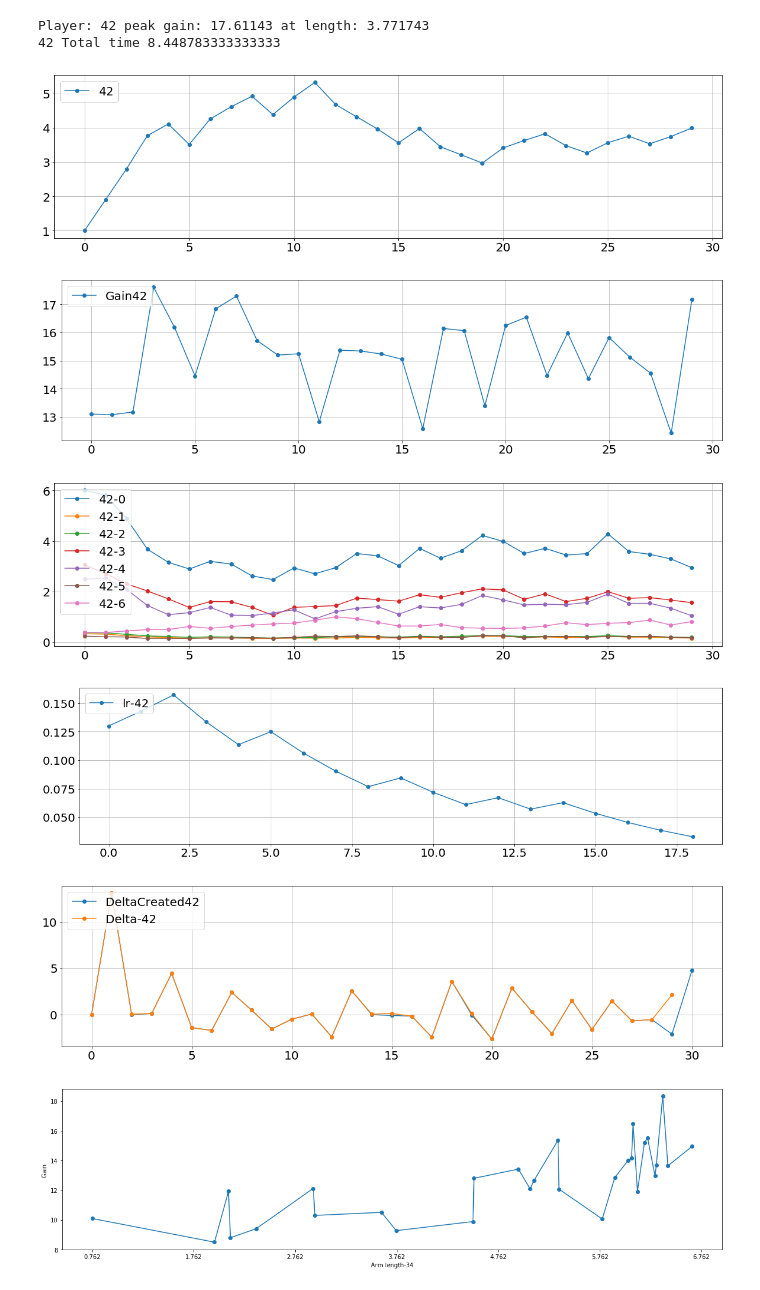
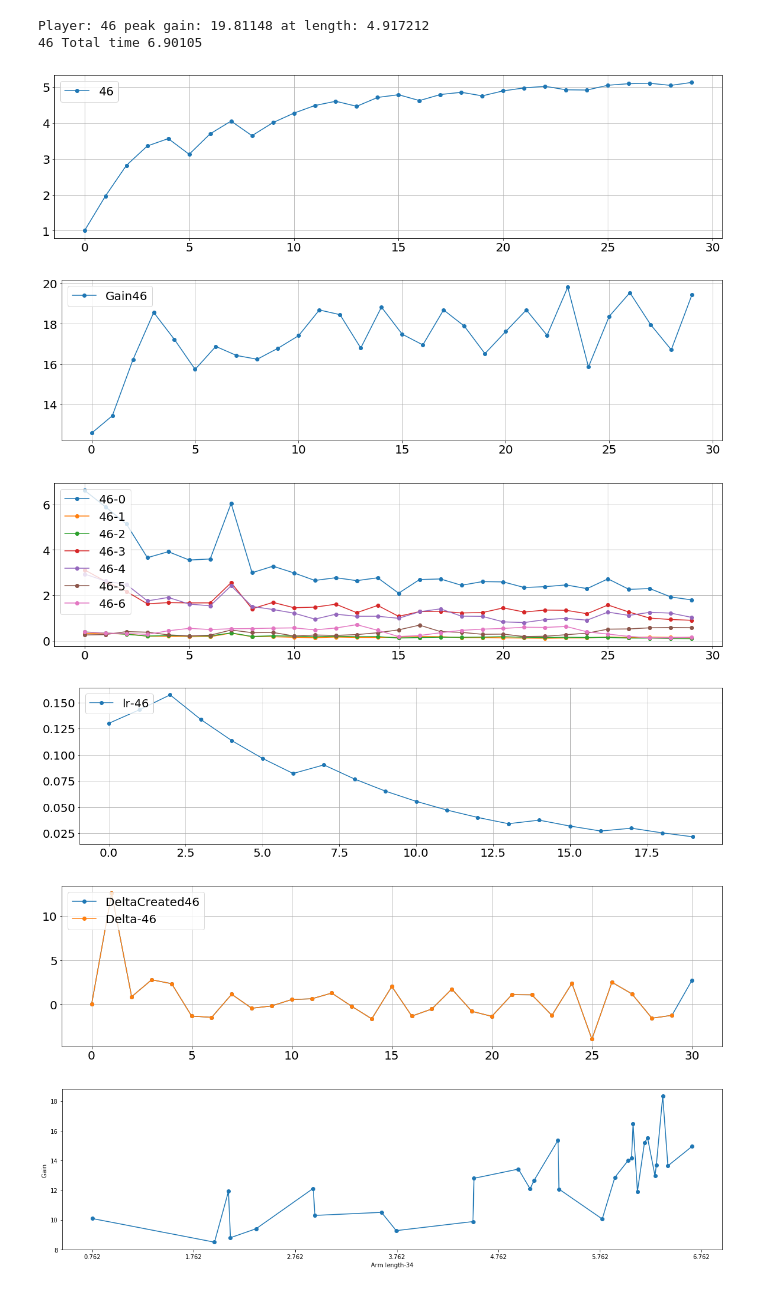
Before and after one commit to AndreeaStefan/SmartuistWrapper, a Jupyter notebook: evaluation/PlotResults.ipynb, the cells around one changed output. Saved outputs shown, nothing was run; the diff lists cells and outputs as text; code cells hidden in the pictures.

Commit message:
Until player 48

```diff
--- a/evaluation/PlotResults.ipynb
+++ b/evaluation/PlotResults.ipynb
@@ -94,7 +94,7 @@ def EffortPerBodyPartPerPlayer(p, results, batchSize):
 # player 9 = same as 8
 
 batchSize = 8
-players = [ 42]
+players = [ 46]
 pathA = "E:\\Andreea\\Projects\\Git\\SmartsuitWrapper\\SmartuistWrapper\\tapResultParticipants.csv"
 pathATest = "E:\\Andreea\\Projects\\Git\\SmartsuitWrapper\\SmartuistWrapper\\tapResult.csv"
 pathStatsATest = "E:\\\\Andreea\\\\Projects\\\\Git\\\\SmartsuitWrapper\\\\SmartuistWrapper\\\\GradientStats.csv"
@@ -160,40 +160,40 @@ for p in players:
     bodyParts = EffortPerBodyPartPerPlayer(p, results, 10)
     z = 0
     x = list(range(0, len(bodyParts[0])-2))
     for a in bodyParts:
         if z in [0,1,2,3,4,5,6]:
             plt.plot(x,a[:len(a)-2], 'o-', label= str(p) + "-" + str(z))
         z = z + 1
 
     plt.legend(loc='upper left')
     plt.grid(True)
     plt.show()
 
 # plot learning rate
 plotOneResult(players, gradientStats, 6, "lr-")
 
 
 for p in players:
     tmp = gradientStats[p]
     gain = [0]
     prevGain = [0]
     for words in tmp:
         gain.append(float(words[5]))
         prevGain.append(float(words[4]))
     delta = np.array(gain) - np.array(prevGain)
     x = list(range(0, len(delta)))
     plt.plot(x, delta, 'o-', label="DeltaCreated"+str(p))
 
 # plot delta
 plotOneResult(players, results, 30, "Delta-")
 # %% [output]
-Player: 42 peak gain: 17.61143 at length: 3.771743
-42 Total time 8.448783333333333
+Player: 46 peak gain: 19.81148 at length: 4.917212
+46 Total time 6.90105
-[figure, old version]
+[figure, new version]
-[figure, old version]
+[figure, new version]
-[figure, old version]
+[figure, new version]
-[figure, old version]
+[figure, new version]
-[figure, old version]
+[figure, new version]
 # %%
 from scipy.interpolate import make_interp_spline, BSpline, pchip
 
```
Also changed, not shown: 7 other files.
